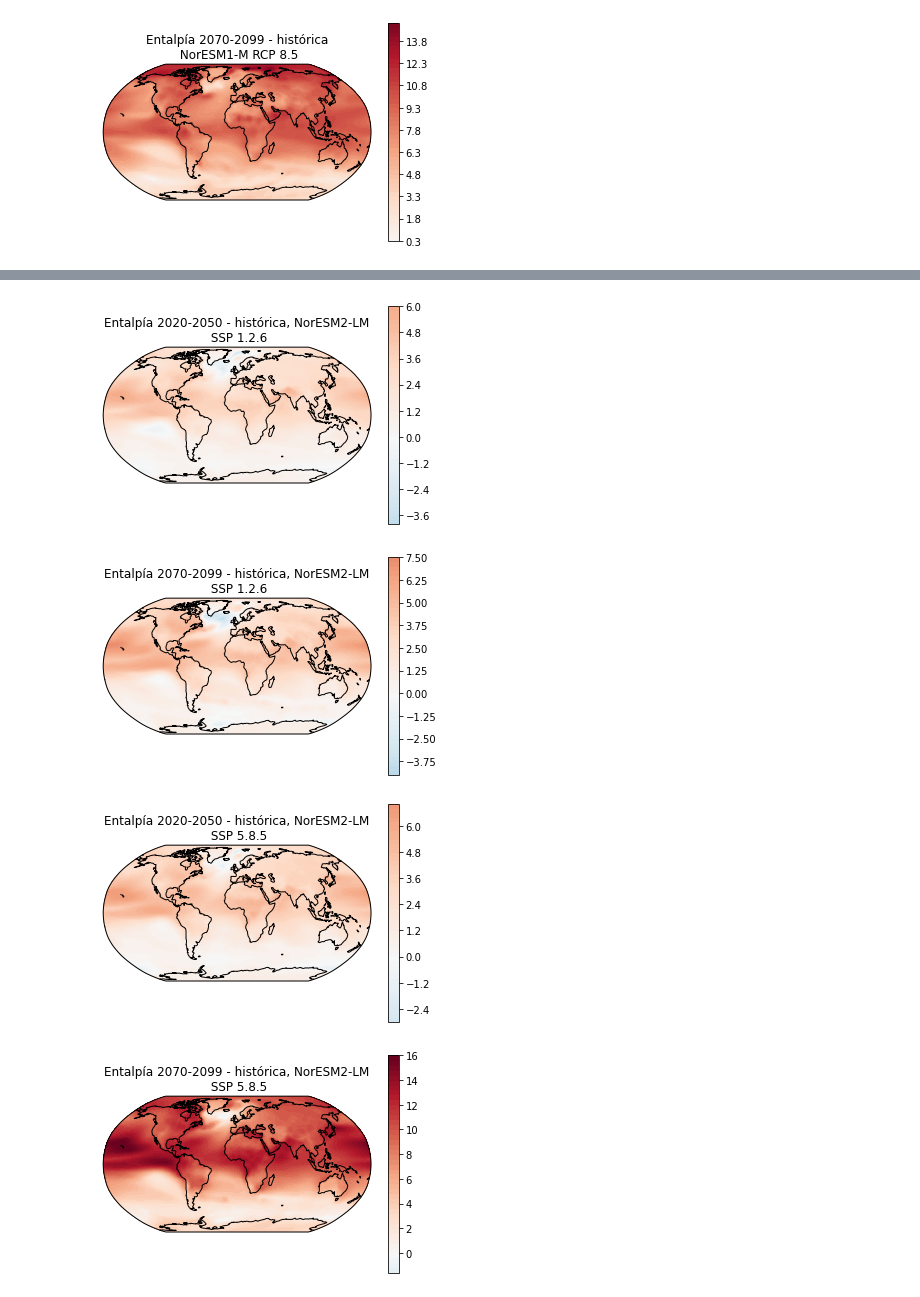
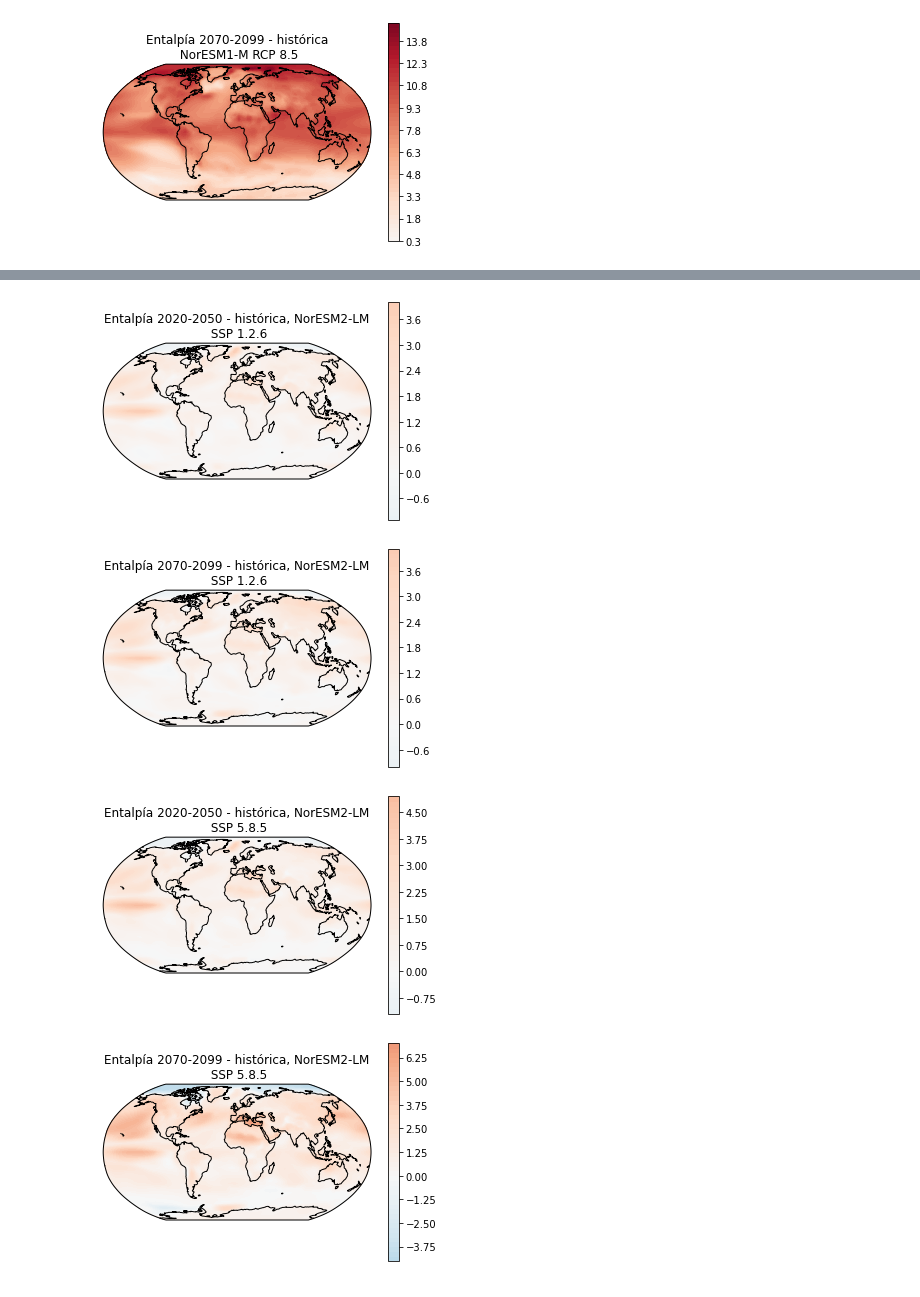
Before and after one commit to blychs/climatologia_fisica, a Jupyter notebook: practica3.ipynb, the cells around one changed output, grey strips where cells are left out. Cells and saved outputs as stored; diff of their text form; code cells hidden in the pictures.

Commit message:
agrego desvío de la entalpía

```diff
--- a/practica3.ipynb
+++ b/practica3.ipynb
@@ -482,10 +590,11 @@ plt.show()
 # %%
-#ploteo = fm.ploteo_general(enthalpy_r.mean(dim='time'), projection=ccrs.Mollweide())
+# Variabilidad de la entalpía
+#ploteo = fm.ploteo_general(enthalpy_r.std(dim='time'), projection=ccrs.Mollweide())
 #plt.show()
 #plt.figure(figsize=(20,10))
 ax = plt.axes(projection=ccrs.Robinson())
-#cyclic_enthalpy, cyclic_lon = add_cyclic_point(ent_c6_hist.mean(dim='time'), enthalpy_r.lon)
-plt.contourf(ent_c6_hist.lon, ent_c6_hist.lat, ent_c6_hist.mean(dim='time'), transform=ccrs.PlateCarree(),
+#cyclic_enthalpy, cyclic_lon = add_cyclic_point(ent_c6_hist.std(dim='time'), enthalpy_r.lon)
+plt.contourf(yearly_enthalpy.lon, yearly_enthalpy.lat, yearly_enthalpy.std(dim='year'), transform=ccrs.PlateCarree(),
              cmap='viridis',
              levels=50)
 cmap = plt.get_cmap()
@@ -497,9 +606,9 @@ plt.title('Entalpía histórica, NorESM2-LM')
 plt.show()
 
 ax = plt.axes(projection=ccrs.Robinson())
-#cyclic_enthalpy, cyclic_lon = add_cyclic_point(ent_c6_hist.mean(dim='time'), enthalpy_r.lon)
+#cyclic_enthalpy, cyclic_lon = add_cyclic_point(ent_c6_hist.std(dim='time'), enthalpy_r.lon)
 plt.contourf(ent_c6_hist.lon, ent_c6_hist.lat,
-             ent_c6_126_close.mean(dim='time') - ent_c6_hist.mean(dim='time'),
+             ent_c6_126_close.std(dim='time') - ent_c6_hist.std(dim='time'),
              transform=ccrs.PlateCarree(), cmap='RdBu_r',
              norm=MidpointNormalize(midpoint=0, vmin=-16, vmax=16),
              levels=50)
@@ -510,9 +619,9 @@ plt.show()
 
 
 ax = plt.axes(projection=ccrs.Robinson())
-#cyclic_enthalpy, cyclic_lon = add_cyclic_point(ent_c6_hist.mean(dim='time'), enthalpy_r.lon)
+#cyclic_enthalpy, cyclic_lon = add_cyclic_point(ent_c6_hist.std(dim='time'), enthalpy_r.lon)
 plt.contourf(ent_c6_hist.lon, ent_c6_hist.lat,
-             ent_c6_126_far.mean(dim='time') - ent_c6_hist.mean(dim='time'),
+             ent_c6_126_far.std(dim='time') - ent_c6_hist.std(dim='time'),
              transform=ccrs.PlateCarree(), cmap='RdBu_r',
              norm=MidpointNormalize(midpoint=0, vmin=-16, vmax=16),
              levels=50)
@@ -522,9 +631,9 @@ plt.title('Entalpía 2070-2099 - histórica, NorESM2-LM\n SSP 1.2.6')
 plt.show()
 
 ax = plt.axes(projection=ccrs.Robinson())
-#cyclic_enthalpy, cyclic_lon = add_cyclic_point(ent_c6_hist.mean(dim='time'), enthalpy_r.lon)
+#cyclic_enthalpy, cyclic_lon = add_cyclic_point(ent_c6_hist.std(dim='time'), enthalpy_r.lon)
 plt.contourf(ent_c6_hist.lon, ent_c6_hist.lat,
-             ent_c6_585_close.mean(dim='time') - ent_c6_hist.mean(dim='time'),
+             ent_c6_585_close.std(dim='time') - ent_c6_hist.std(dim='time'),
              transform=ccrs.PlateCarree(), cmap='RdBu_r',
              norm=MidpointNormalize(midpoint=0, vmin=-16, vmax=16),
              levels=50)
@@ -535,9 +644,9 @@ plt.show()
 
 
 ax = plt.axes(projection=ccrs.Robinson())
-#cyclic_enthalpy, cyclic_lon = add_cyclic_point(ent_c6_hist.mean(dim='time'), enthalpy_r.lon)
+#cyclic_enthalpy, cyclic_lon = add_cyclic_point(ent_c6_hist.std(dim='time'), enthalpy_r.lon)
 plt.contourf(ent_c6_hist.lon, ent_c6_hist.lat,
-             ent_c6_585_far.mean(dim='time') - ent_c6_hist.mean(dim='time'),
+             ent_c6_585_far.std(dim='time') - ent_c6_hist.std(dim='time'),
              transform=ccrs.PlateCarree(), cmap='RdBu_r',
              norm=MidpointNormalize(midpoint=0, vmin=-16, vmax=16),
              levels=50)
@@ -550,4 +659,4 @@ plt.show()
-[figure, old version]
+[figure, new version]
-[figure, old version]
+[figure, new version]
-[figure, old version]
+[figure, new version]
-[figure, old version]
+[figure, new version]
```
Also changed, not shown: parts of 10 cells of this notebook.
